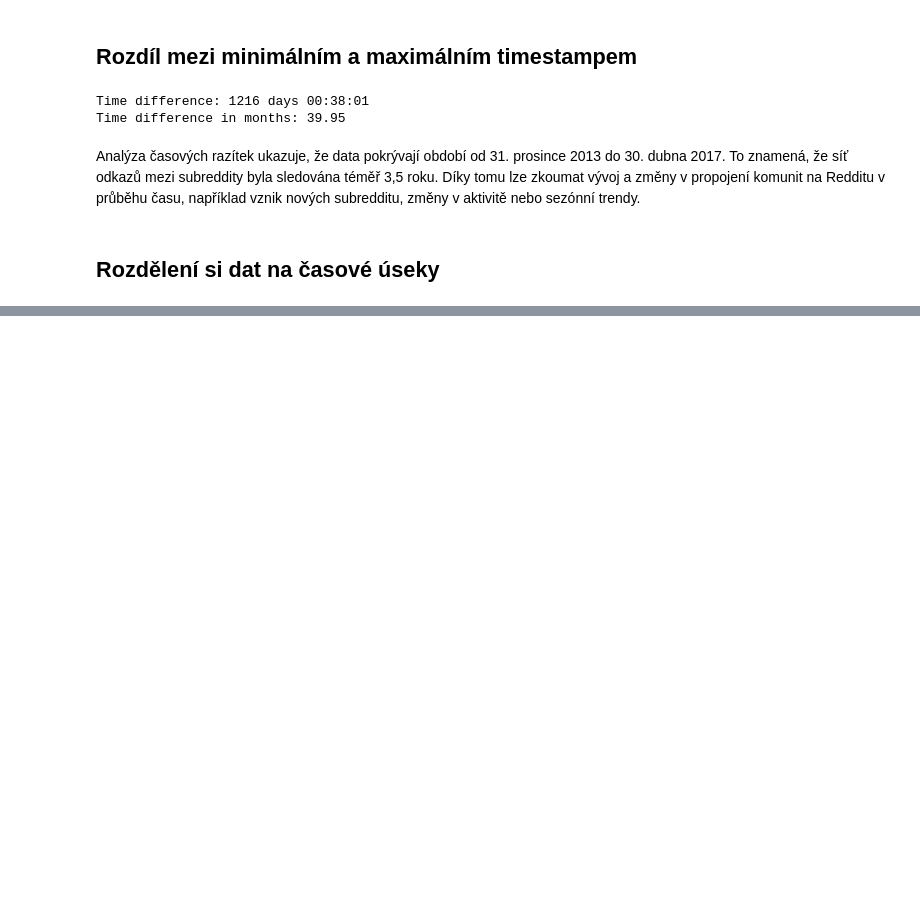
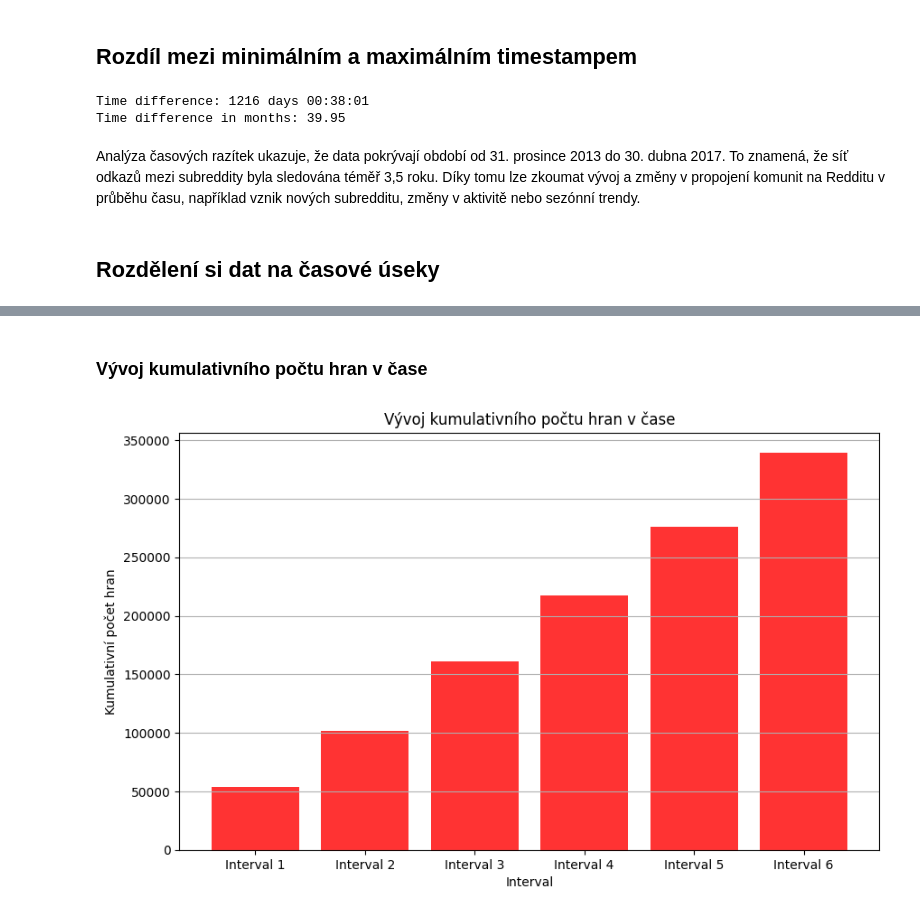
Before and after one commit to SLI0124/metody-analyzy-siti-ii, a Jupyter notebook: projects/data_analysis.ipynb, the cells around one changed output, grey strips where cells are left out. Drawn from its saved outputs; the diff is of its cells as text; code cells hidden in the pictures; blank space fills up the shorter version.

```diff
--- a/projects/data_analysis.ipynb
+++ b/projects/data_analysis.ipynb
@@ -530,0 +694,13 @@ Analýza časových razítek ukazuje, že data pokrývají období od 31. prosin
+# %% [markdown]
+### Vývoj kumulativního počtu hran v čase
+# %%
+plt.figure(figsize=(10, 6))
+plt.bar(df_stats['Interval'], df_stats['Cumulative Edges'], color='red', alpha=0.8)
+plt.title('Vývoj kumulativního počtu hran v čase')
+plt.xlabel('Interval')
+plt.ylabel('Kumulativní počet hran')
+plt.grid(True, axis='y')
+plt.savefig(SAVE_PATH / 'reddit_cumulative_edges_bar.png', dpi=300)
+plt.show()
+# %% [output]
+[figure, added]
```
Also changed, not shown: parts of 50 cells of this notebook.
